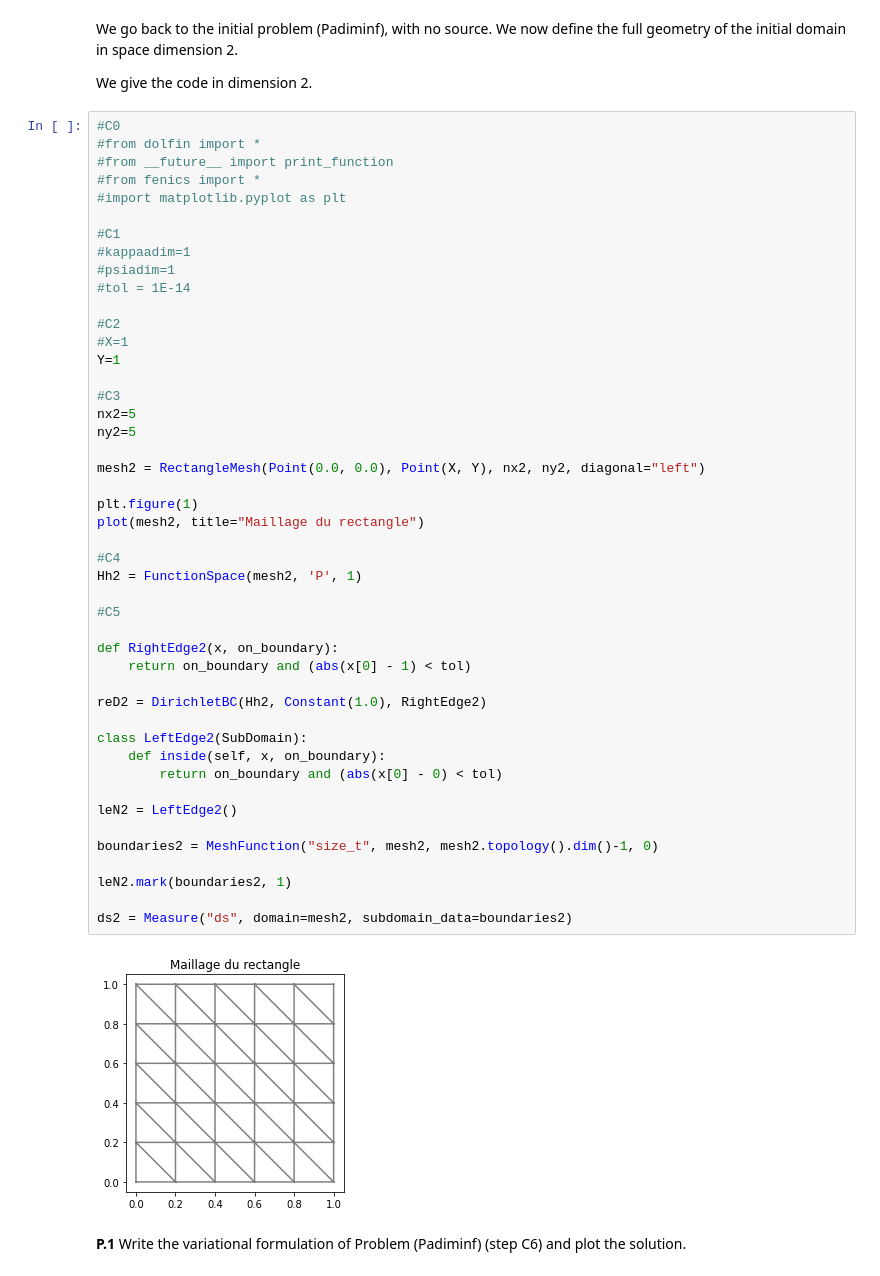
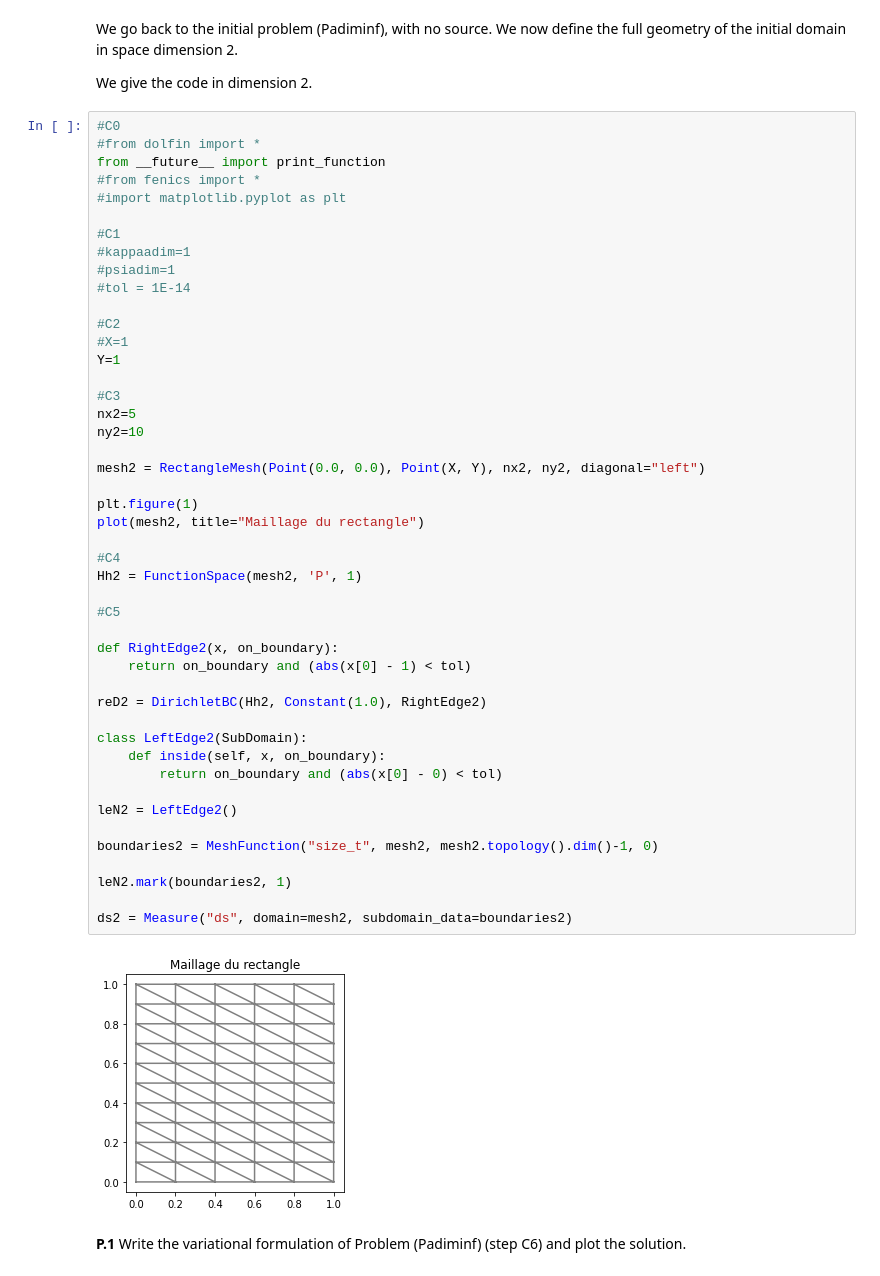
Before and after one commit to lcs27/PDE-CS, a Jupyter notebook: TD6_TD7_EN.ipynb, the cells around one changed output. Drawn from its saved outputs; the diff is of its cells as text.

```diff
--- a/TD6_TD7_EN.ipynb
+++ b/TD6_TD7_EN.ipynb
@@ -388,7 +508,7 @@ We give the code in dimension 2.
 # %%
 #C0
 #from dolfin import *
-#from __future__ import print_function
+from __future__ import print_function
 #from fenics import *
 #import matplotlib.pyplot as plt
 
@@ -403,35 +523,35 @@ Y=1
 
 #C3
 nx2=5
-ny2=5
+ny2=10
 
 mesh2 = RectangleMesh(Point(0.0, 0.0), Point(X, Y), nx2, ny2, diagonal="left")
 
 plt.figure(1)
 plot(mesh2, title="Maillage du rectangle")
 
 #C4
 Hh2 = FunctionSpace(mesh2, 'P', 1)
 
 #C5
 
 def RightEdge2(x, on_boundary):
     return on_boundary and (abs(x[0] - 1) < tol)
 
 reD2 = DirichletBC(Hh2, Constant(1.0), RightEdge2)
 
 class LeftEdge2(SubDomain):
     def inside(self, x, on_boundary):
         return on_boundary and (abs(x[0] - 0) < tol)
 
 leN2 = LeftEdge2()
 
 boundaries2 = MeshFunction("size_t", mesh2, mesh2.topology().dim()-1, 0)
 
 leN2.mark(boundaries2, 1)
 
 ds2 = Measure("ds", domain=mesh2, subdomain_data=boundaries2)
 # %% [output]
-[figure, old version]
+[figure, new version]
 # %% [markdown]
 **P.1** Write the variational formulation of Problem (Padiminf) (step C6) and plot the solution.
```
Also changed, not shown: parts of 73 cells of this notebook, 2 other files.
